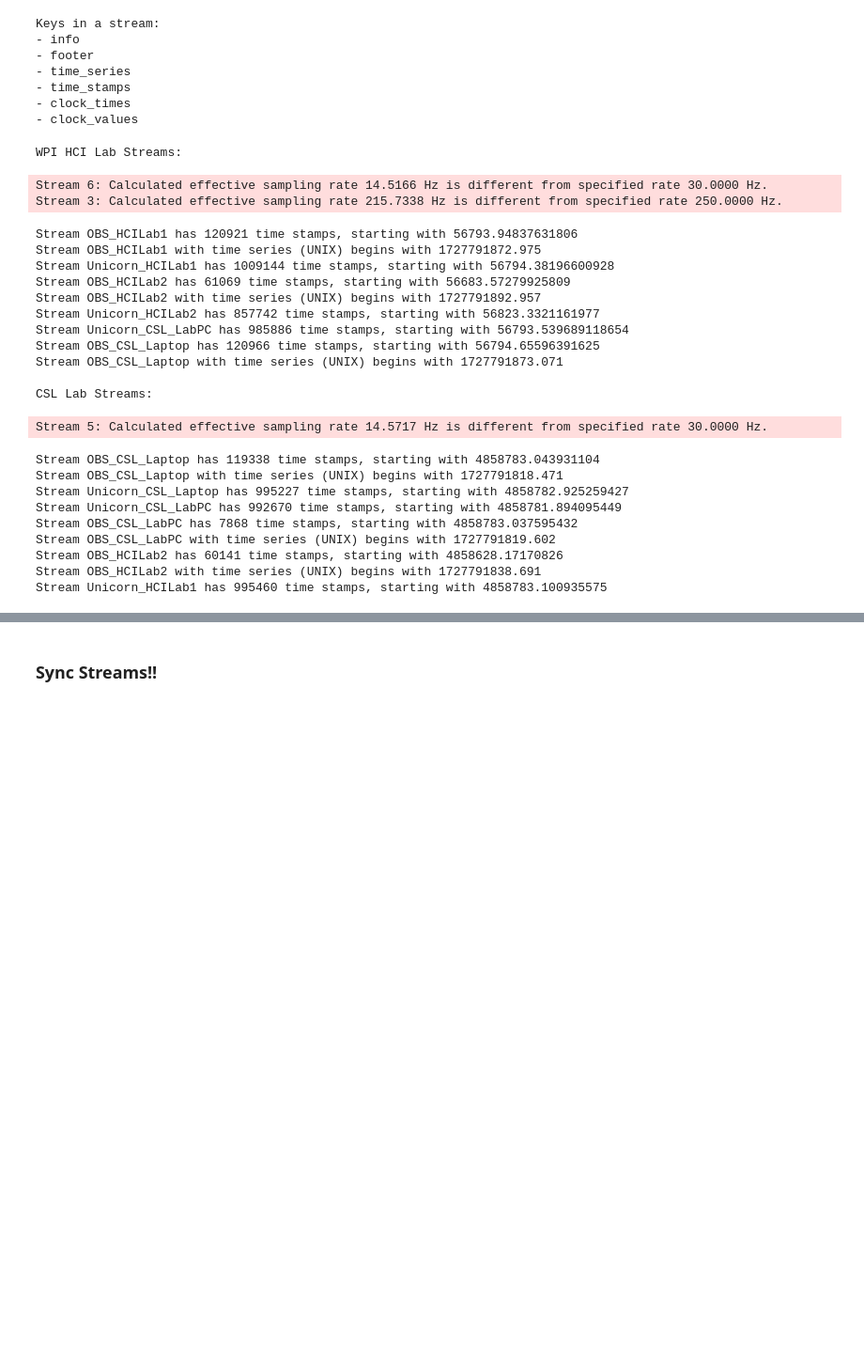
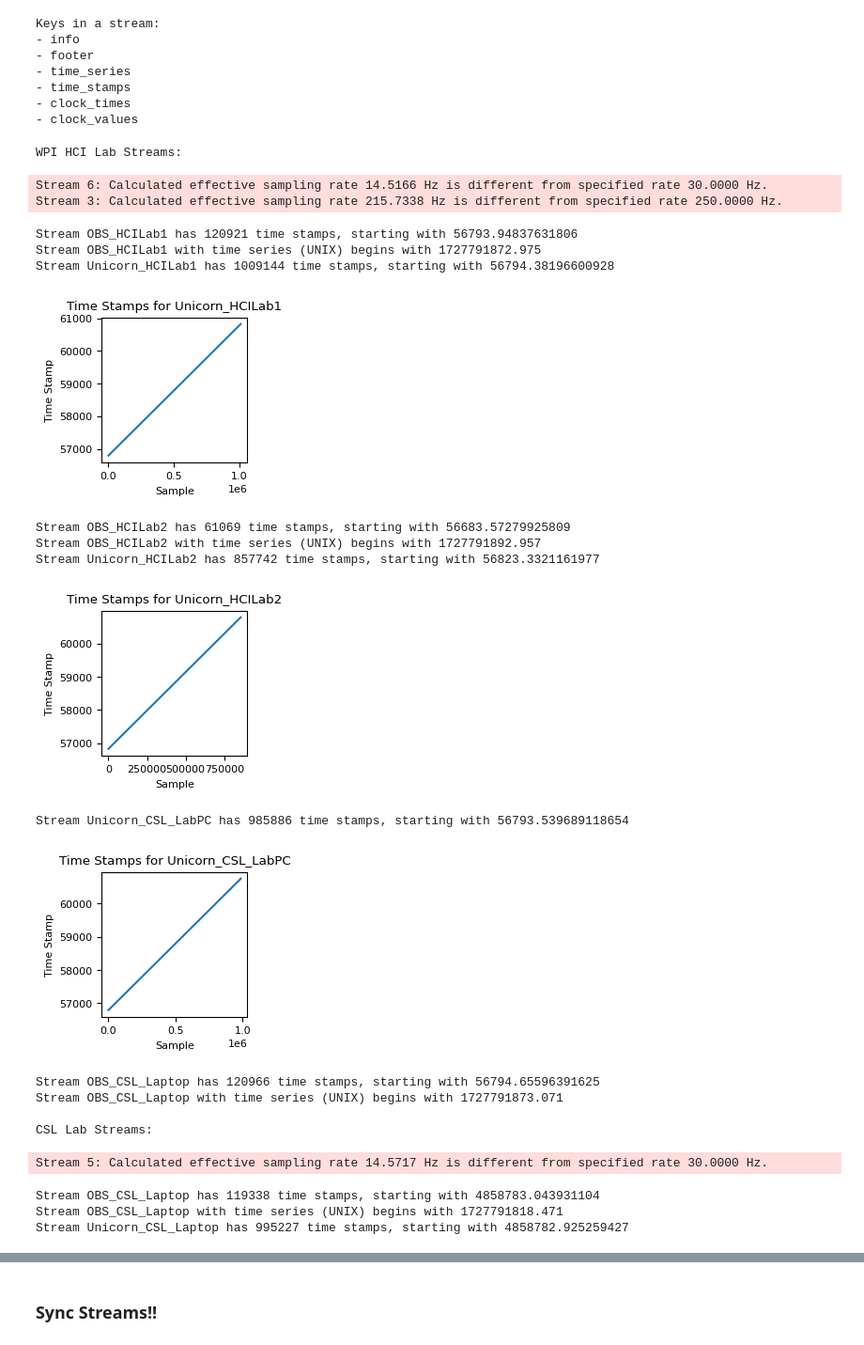
Before and after one commit to henro25/EEG-sync, a Jupyter notebook: Group 1/sync_to_actual_task/sync_eegs_to_actual_task_1.ipynb, the cells around one changed output, grey strips where cells are left out. Shown at 94% size. Drawn from its saved outputs; the diff is of its cells as text; code cells hidden in the pictures; blank space fills up the shorter version.

```diff
--- a/Group 1/sync_to_actual_task/sync_eegs_to_actual_task_1.ipynb
+++ b/Group 1/sync_to_actual_task/sync_eegs_to_actual_task_1.ipynb
@@ -65,46 +65,53 @@ Keys in a stream:
 # %%
 def examine_timestamps_length(xdf_path):
     data, header = pyxdf.load_xdf(xdf_path)
 
     for stream in data:
         stream_name = stream["info"]["name"][0]
 
         time_stamps = stream["time_stamps"]
 
         print(f'Stream {stream_name} has {len(time_stamps)} time stamps, starting with {time_stamps[0]}')
 
         time_series = stream["time_series"]
         if stream_name.startswith("OBS"):
             print(f"Stream {stream_name} with time series (UNIX) begins with {time_series[0][0]}")
 
+        if "Unicorn" in stream_name:
+            # plot the time stamps
+            plt.rc('font', size=8)
+            plt.figure(figsize=(2, 2))
+            plt.plot(time_stamps)
+            plt.xlabel('Sample')
+            plt.ylabel('Time Stamp')
+            plt.title(f"Time Stamps for {stream_name}")
+            plt.show()
+
 # Examine the length of all time stamps in each stream for both XDF files
 print("WPI HCI Lab Streams:")
 examine_timestamps_length(WPI_xdf_path)
 
 print("\nCSL Lab Streams:")
 examine_timestamps_length(CSL_xdf_path)
 # %% [output]
 WPI HCI Lab Streams:
 Stream 6: Calculated effective sampling rate 14.5166 Hz is different from specified rate 30.0000 Hz.
 Stream 3: Calculated effective sampling rate 215.7338 Hz is different from specified rate 250.0000 Hz.
 Stream OBS_HCILab1 has 120921 time stamps, starting with 56793.94837631806
 Stream OBS_HCILab1 with time series (UNIX) begins with 1727791872.975
 Stream Unicorn_HCILab1 has 1009144 time stamps, starting with 56794.38196600928
-Stream OBS_HCILab2 has 61069 time stamps, starting with 56683.57279925809
-Stream OBS_HCILab2 with time series (UNIX) begins with 1727791892.957
-Stream Unicorn_HCILab2 has 857742 time stamps, starting with 56823.3321161977
-Stream Unicorn_CSL_LabPC has 985886 time stamps, starting with 56793.539689118654
-Stream OBS_CSL_Laptop has 120966 time stamps, starting with 56794.65596391625
-Stream OBS_CSL_Laptop with time series (UNIX) begins with 1727791873.071
-
-CSL Lab Streams:
+[figure, added]
-Stream 5: Calculated effective sampling rate 14.5717 Hz is different from specified rate 30.0000 Hz.
+Stream OBS_HCILab2 has 61069 time stamps, starting with 56683.57279925809
+Stream OBS_HCILab2 with time series (UNIX) begins with 1727791892.957
+Stream Unicorn_HCILab2 has 857742 time stamps, starting with 56823.3321161977
+[figure, added]
-Stream OBS_CSL_Laptop has 119338 time stamps, starting with 4858783.043931104
-Stream OBS_CSL_Laptop with time series (UNIX) begins with 1727791818.471
-Stream Unicorn_CSL_Laptop has 995227 time stamps, starting with 4858782.925259427
-Stream Unicorn_CSL_LabPC has 992670 time stamps, starting with 4858781.894095449
-Stream OBS_CSL_LabPC has 7868 time stamps, starting with 4858783.037595432
-Stream OBS_CSL_LabPC with time series (UNIX) begins with 1727791819.602
-Stream OBS_HCILab2 has 60141 time stamps, starting with 4858628.17170826
-Stream OBS_HCILab2 with time series (UNIX) begins with 1727791838.691
-Stream Unicorn_HCILab1 has 995460 time stamps, starting with 4858783.100935575
+Stream Unicorn_CSL_LabPC has 985886 time stamps, starting with 56793.539689118654
+[figure, added]
+Stream OBS_CSL_Laptop has 120966 time stamps, starting with 56794.65596391625
+Stream OBS_CSL_Laptop with time series (UNIX) begins with 1727791873.071
+
+CSL Lab Streams:
+Stream 5: Calculated effective sampling rate 14.5717 Hz is different from specified rate 30.0000 Hz.
+Stream OBS_CSL_Laptop has 119338 time stamps, starting with 4858783.043931104
+Stream OBS_CSL_Laptop with time series (UNIX) begins with 1727791818.471
+Stream Unicorn_CSL_Laptop has 995227 time stamps, starting with 4858782.925259427
```
Also changed, not shown: parts of 5 cells of this notebook, 44 other files.
